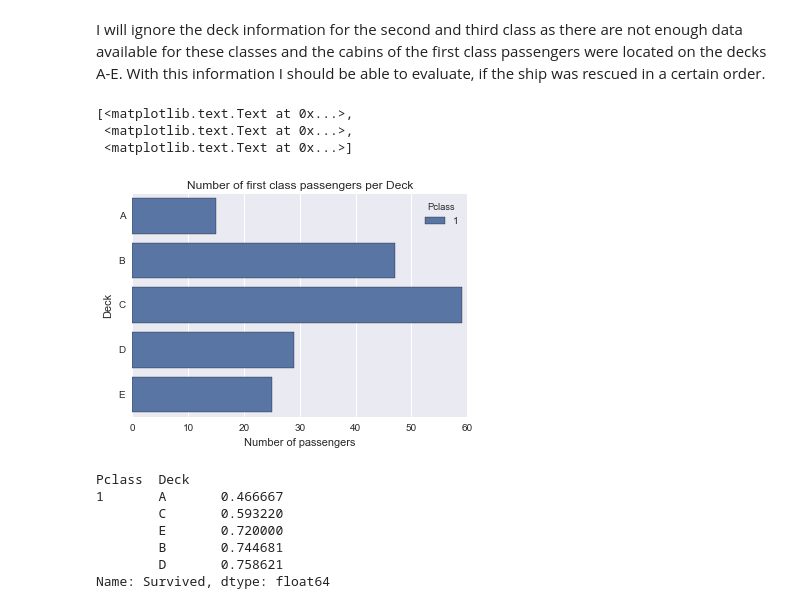
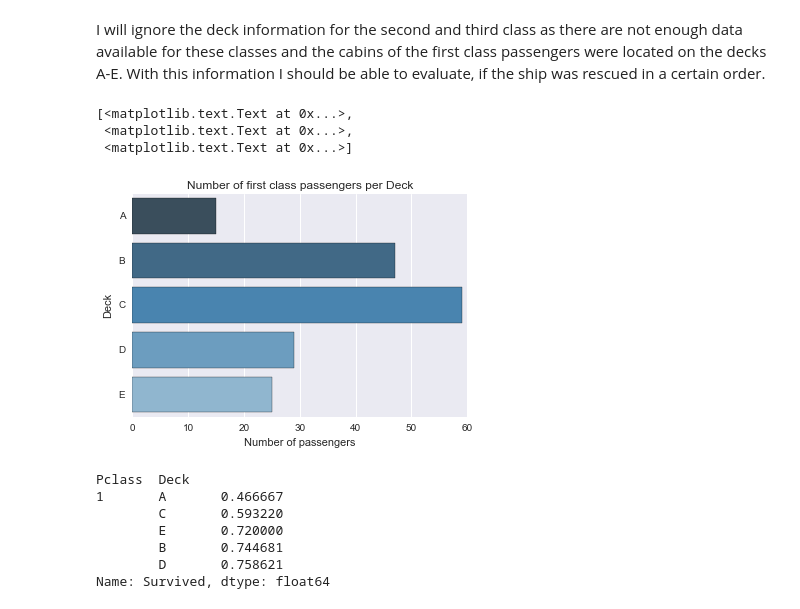
Before and after one commit to jenslaufer/data-analyst-nanodegree, a Jupyter notebook: p2/Assignment/Titanic Data.ipynb, the cells around one changed output. Cells and saved outputs as stored; diff of their text form; code cells hidden in the pictures.

```diff
--- a/p2/Assignment/Titanic Data.ipynb
+++ b/p2/Assignment/Titanic Data.ipynb
@@ -467,13 +467,13 @@ Name: Survived, dtype: int64
 # %% [markdown]
 I will ignore the deck information for the second and third class as there are not enough data available for these classes and the cabins of the first class passengers were located on the decks A-E. With this information I should be able to evaluate, if the ship was rescued in a certain order.
 # %%
-plot = sns.countplot(y="Deck", hue="Pclass", data=merged[merged['Pclass'] == 1].sort_values(by='Deck'))
+plot = sns.countplot(y="Deck", data=merged[merged['Pclass'] == 1].sort_values(by='Deck'), palette= 'Blues_d')
 plot.set(title='Number of first class passengers per Deck', ylabel='Deck', xlabel='Number of passengers')
 # %% [output]
 [<matplotlib.text.Text at 0x...>,
  <matplotlib.text.Text at 0x...>,
  <matplotlib.text.Text at 0x...>]
-[figure, old version]
+[figure, new version]
 # %%
 merged[merged['Pclass'] == 1].groupby(['Pclass','Deck']).Survived.mean().sort_values()
 # %% [output]
```
Also changed, not shown: parts of 7 cells of this notebook.
